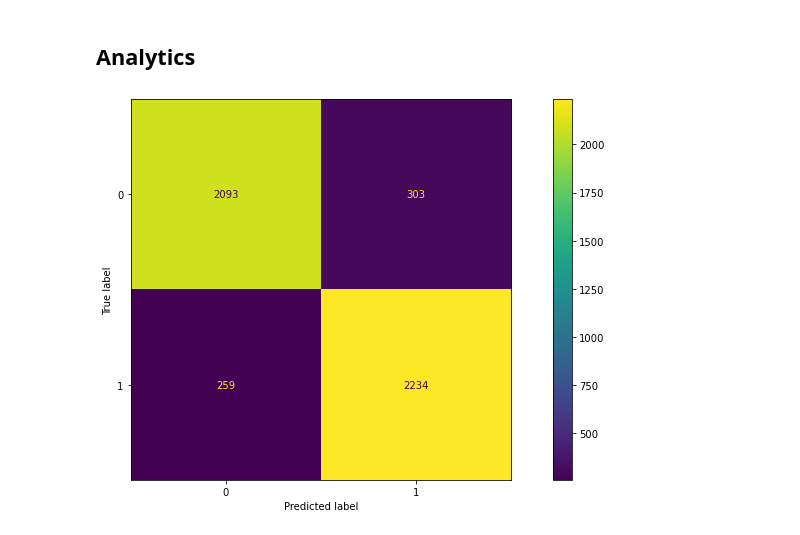
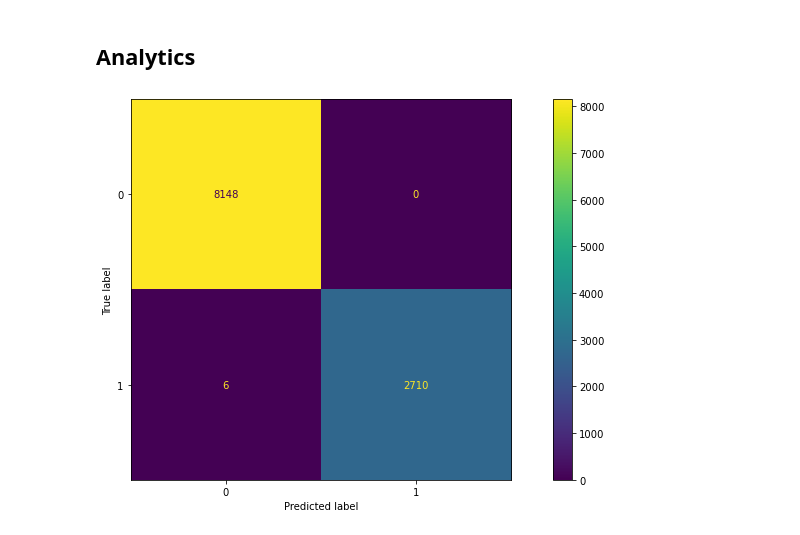
Before and after one commit to xSurus/startHack, a Jupyter notebook: alex.ipynb, the cells around one changed output. Saved outputs shown, nothing was run; the diff lists cells and outputs as text; code cells hidden in the pictures.

```diff
--- a/alex.ipynb
+++ b/alex.ipynb
@@ -42,31 +46,38 @@ sample_submission = pd.read_csv('data/SampleSubmission.csv')
 ## Manipulating data and pre-processing
 # %%
 main_cols = train.columns.difference(['Sample_ID', 'Label'])
-X = train[main_cols]
-y = train.Label
-# X, y = SMOTE().fit_resample(X, y)
-X_train, X_test, y_train, y_test = train_test_split(X,y,test_size=0.3, random_state=2022)
+elevationCols = all_square_cols("slope")
+
+X, y = SMOTE().fit_resample(train[main_cols], train.Label)
+elevationCols = train[elevationCols]
+
+for col in elevationCols:
+    curCol = elevationCols[col]
+    elevationCols[col] = pd.cut(curCol, [0,5,22,34,55,100], labels=[0,1,2,3,4])
+train = train.replace(elevationCols)
+X,y = train[main_cols], train.Label
+#X_train, X_test, y_train, y_test = train_test_split(X,y,test_size=0.3, random_state=2022)
 # %% [markdown]
 # Actually training the model on the data
 ## Defining our models
 # %%
-estimators = [
-    ('rf', RandomForestClassifier(n_estimators=500, random_state=42)),
-    ('svr', make_pipeline(StandardScaler(),
-                          SVC(gamma='auto', random_state=42)))
-]
+# estimators = [
+#     ('rf', RandomForestClassifier(n_estimators=500, random_state=42)),
+#     ('svr', make_pipeline(StandardScaler(),
+#                           SVC(gamma='auto', random_state=42))),
+#     ('cat', CatBoostClassifier(iterations=2500,
+#                           learning_rate=0.1,
+#                           depth=8))
+# ]
 # Train model
-model = StackingClassifier(
-    estimators=estimators, final_estimator=LogisticRegression()
-)
+model = catboost.CatBoostClassifier(depth=6, iterations=400, learning_rate=0.2)
 # %% [markdown]
 ## Training the model
 # %%
-model.fit(X_train, y_train)
-
+model.fit(X, y)
 # Make predictions
-y_pred = model.predict(X_test)
+y_pred = model.predict(X)
 
 # Check the auc score of the model
-print(f'RandomForest F1 score on the X_test is: {f1_score(y_test, y_pred)}\n')
+print(f'RandomForest F1 score on the X_test is: {f1_score(y, y_pred)}\n')
 # %% [output]
@@ -83,10 +110,10 @@ sub_file.to_csv('Baseline.csv', index = False)
 # %% [markdown]
 ## Analytics
 # %%
-cm = confusion_matrix(y_test, y_pred, labels=model.classes_)
+cm = confusion_matrix(y, y_pred, labels=model.classes_)
 disp = ConfusionMatrixDisplay(confusion_matrix=cm, display_labels=model.classes_)
 fig, ax = plt.subplots(figsize=(15,7))
 disp.plot(ax=ax)
 plt.show()
 # %% [output]
-[figure, old version]
+[figure, new version]
```
Also changed, not shown: parts of 2 cells of this notebook.
